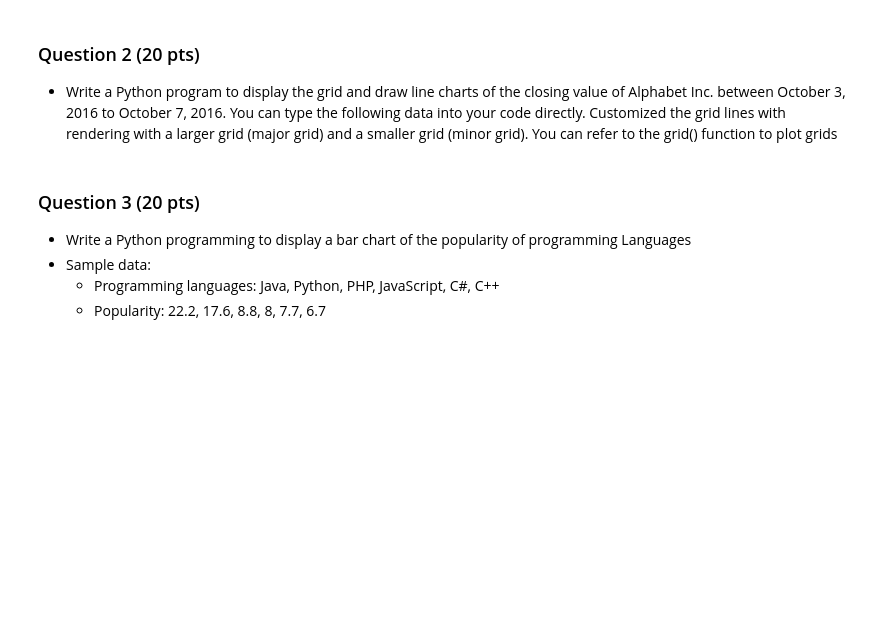
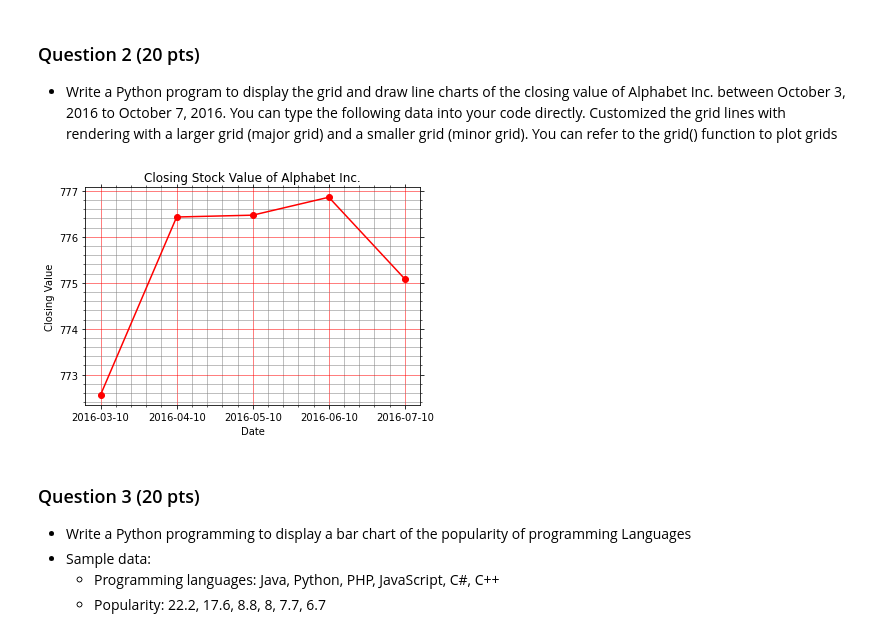
Before and after one commit to retrouvm/Code-Practice, a Jupyter notebook: Data_Science/assignments/HW2/vvk160_hw2.ipynb, the cells around one changed output. Cells and saved outputs as stored; diff of their text form; code cells hidden in the pictures; blank space fills up the shorter version.

Commit message:
tick

```diff
--- a/Data_Science/assignments/HW2/vvk160_hw2.ipynb
+++ b/Data_Science/assignments/HW2/vvk160_hw2.ipynb
@@ -21,37 +23,38 @@ plt.show()
 ### Question 2 (20 pts)
 * Write a Python program to display the grid and draw line charts of the closing value of Alphabet Inc. between October 3, 2016 to October 7, 2016. You can type the following data into your code directly. Customized the grid lines with rendering with a larger grid (major grid) and a smaller grid (minor grid). You can refer to the grid() function to plot grids
 # %%
-dates=['03-10-2016',
-       '04-10-2016',
-       '05-10-2016',
-       '06-10-2016',
-       '07-10-2016']
-d_close=[772.559998,776.429993,776.469971,776.859985,775.080017]
+dates=[('2016-03-10',772.559998),
+       ('2016-04-10',776.429993),
+       ('2016-05-10',776.469971),
+       ('2016-06-10',776.859985),
+       ('2016-07-10',775.080017)]
 
 #save the data in the variable "data"
 #each row is saved in a tuple
 #zip->>useful to combine multiple lists into a list of tuples
-data=zip(dates,d_close)
+d,c=zip(*dates)
 
-#plot data as a red line with round markers
-for d, c in data:
-    plt.plot(d,c,'ro',linestyle='-')
+#plot data as a red line with round marker
+plt.plot(d,c,'ro-')
 
 #add a title
 plt.title("Closing Stock Value of Alphabet Inc.")
 #add a label to the y-axis
 plt.ylabel("Closing Value")
 #add a label to the x-axis
 plt.xlabel("Date")
 
 #turn on the minor TICKS, which are required for the minor GRID
 plt.minorticks_on()
+plt.tick_params(axis='both', which='both', bottom='off', top='off', labelbottom='off', right='off', left='off', labelleft='off')
 #customize the major grid
 plt.grid(which='major', linestyle='-', linewidth = .5, color='red')
 #customize the minor grid
 plt.grid(which='minor', color = 'gray', linestyle = '-', linewidth = .5)
 
 plt.show()
+# %% [output]
+[figure, added]
 # %% [markdown]
 ### Question 3 (20 pts)
 * Write a Python programming to display a bar chart of the popularity of programming Languages
```
Also changed, not shown: parts of 4 cells of this notebook.
